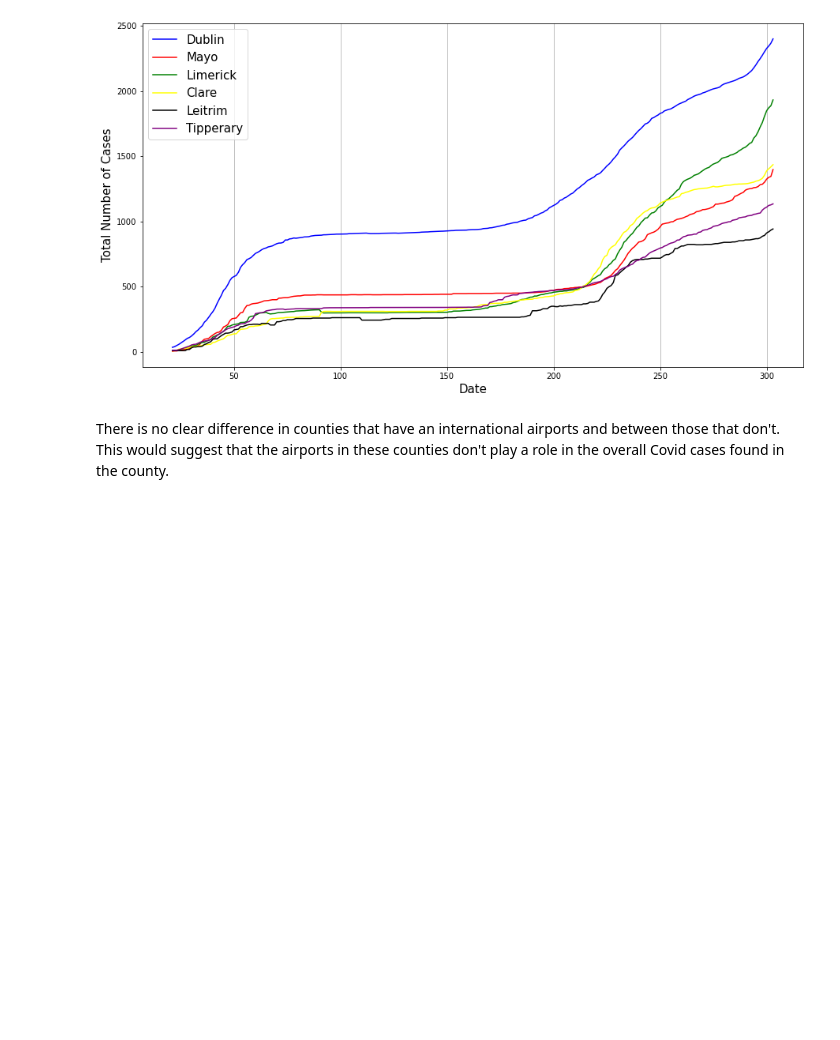
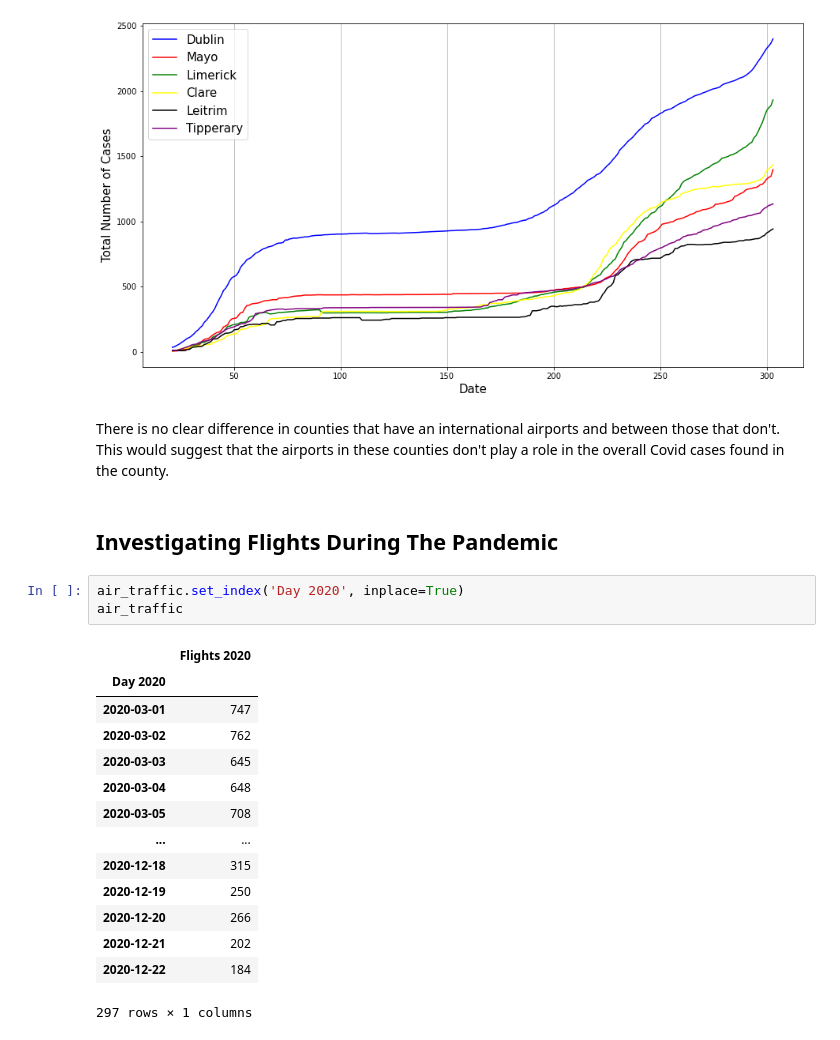
Before and after one commit to Truncation-Nation/hack4change, a Jupyter notebook: hack4change.ipynb, the cells around one changed output. Drawn from its saved outputs; the diff is of its cells as text; blank space fills up the shorter version.

```diff
--- a/hack4change.ipynb
+++ b/hack4change.ipynb
@@ -179,3 +179,23 @@ graph.xaxis.grid()
 [figure]
 # %% [markdown]
 There is no clear difference in counties that have an international airports and between those that don't. This would suggest that the airports in these counties don't play a role in the overall Covid cases found in the county.
+# %% [markdown]
+## Investigating Flights During The Pandemic
+# %%
+air_traffic.set_index('Day 2020', inplace=True)
+air_traffic
+# %% [output]
+|  | Flights 2020 |
+| Day 2020 |  |
+| 2020-03-01 | 747 |
+| 2020-03-02 | 762 |
+| 2020-03-03 | 645 |
+| 2020-03-04 | 648 |
+| 2020-03-05 | 708 |
+| ... | ... |
+| 2020-12-18 | 315 |
+| 2020-12-19 | 250 |
+| 2020-12-20 | 266 |
+| 2020-12-21 | 202 |
+| 2020-12-22 | 184 |
+297 rows × 1 columns
```
Also changed, not shown: parts of 1 cell of this notebook.
